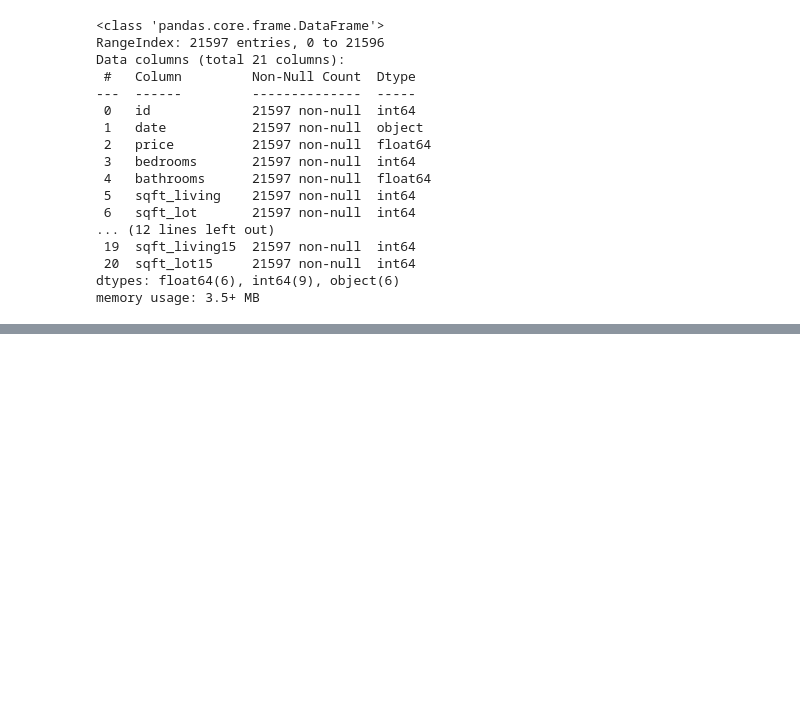
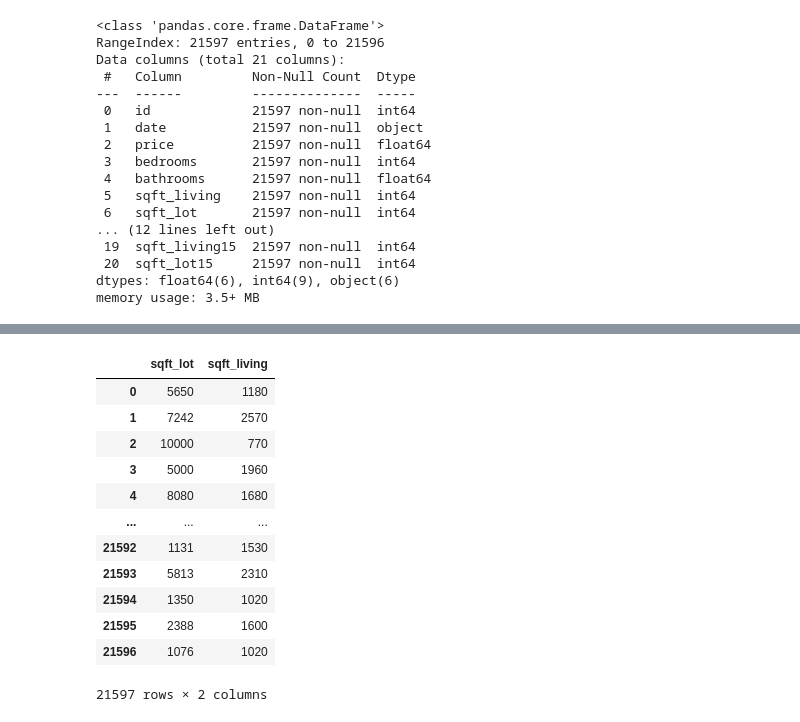
Before and after one commit to aliceagrawal/King-County-House-Sales, a Jupyter notebook: Marshalls Notebook.ipynb, the cells around one changed output, grey strips where cells are left out. Cells and saved outputs as stored; diff of their text form; code cells hidden in the pictures; blank space fills up the shorter version.

```diff
--- a/Marshalls Notebook.ipynb
+++ b/Marshalls Notebook.ipynb
@@ -40,0 +102,16 @@ memory usage: 3.5+ MB
+# %%
+df[['sqft_lot','sqft_living']]
+# %% [output]
+|  | sqft_lot | sqft_living |
+| 0 | 5650 | 1180 |
+| 1 | 7242 | 2570 |
+| 2 | 10000 | 770 |
+| 3 | 5000 | 1960 |
+| 4 | 8080 | 1680 |
+| ... | ... | ... |
+| 21592 | 1131 | 1530 |
+| 21593 | 5813 | 2310 |
+| 21594 | 1350 | 1020 |
+| 21595 | 2388 | 1600 |
+| 21596 | 1076 | 1020 |
+21597 rows × 2 columns
```
Also changed, not shown: parts of 8 cells of this notebook.
